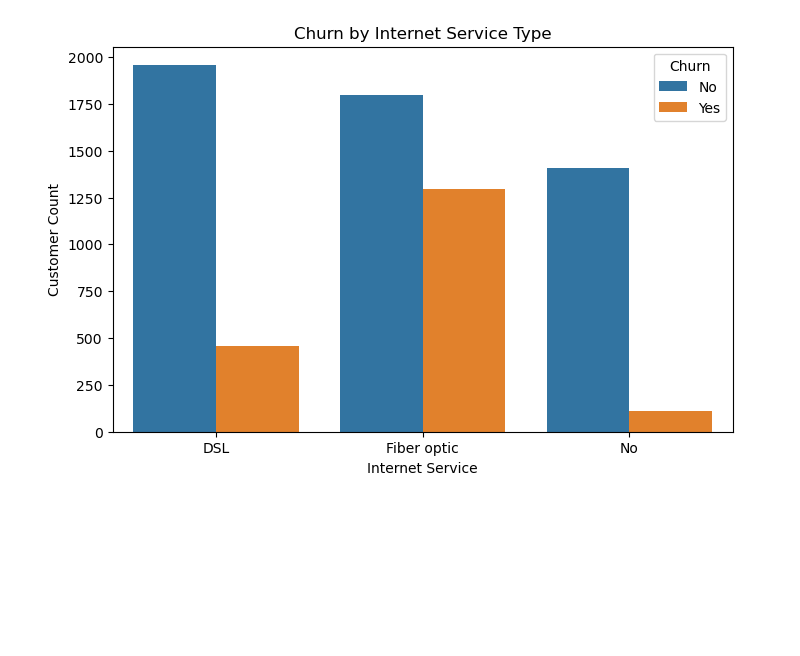
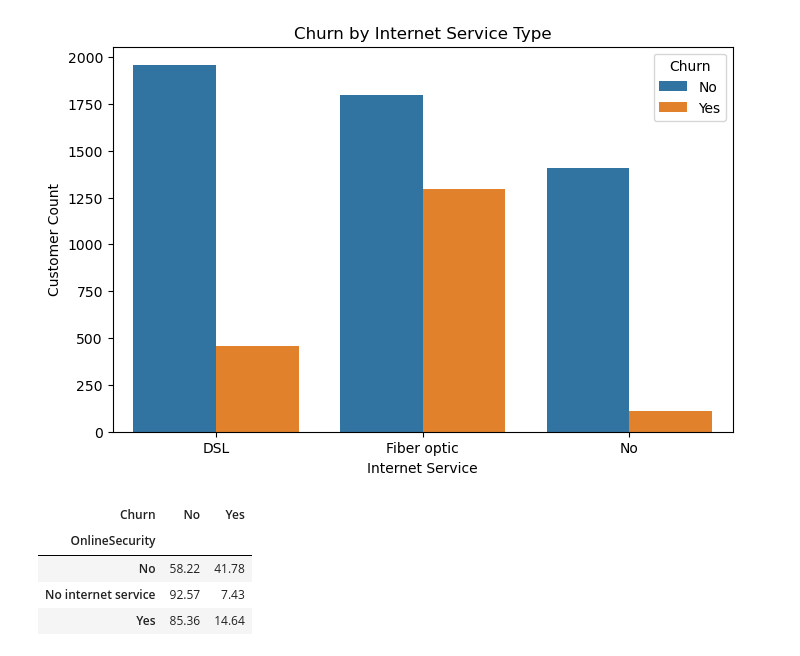
Before and after one commit to PriyanshuYadav000/customer-churn-analysis, a Jupyter notebook: notebooks/01_data_loading_eda.ipynb, the cells around one changed output. Cells and saved outputs as stored; diff of their text form; code cells hidden in the pictures; blank space fills up the shorter version.

```diff
--- a/notebooks/01_data_loading_eda.ipynb
+++ b/notebooks/01_data_loading_eda.ipynb
@@ -481,3 +481,17 @@ plt.ylabel('Customer Count')
 plt.show()
 # %% [output]
 [figure]
+# %%
+security_churn = pd.crosstab(
+    df['OnlineSecurity'],
+    df['Churn'],
+    normalize='index'
+) * 100
+
+security_churn.round(2)
+# %% [output]
+| Churn | No | Yes |
+| OnlineSecurity |  |  |
+| No | 58.22 | 41.78 |
+| No internet service | 92.57 | 7.43 |
+| Yes | 85.36 | 14.64 |
```
Also changed, not shown: parts of 4 cells of this notebook.
